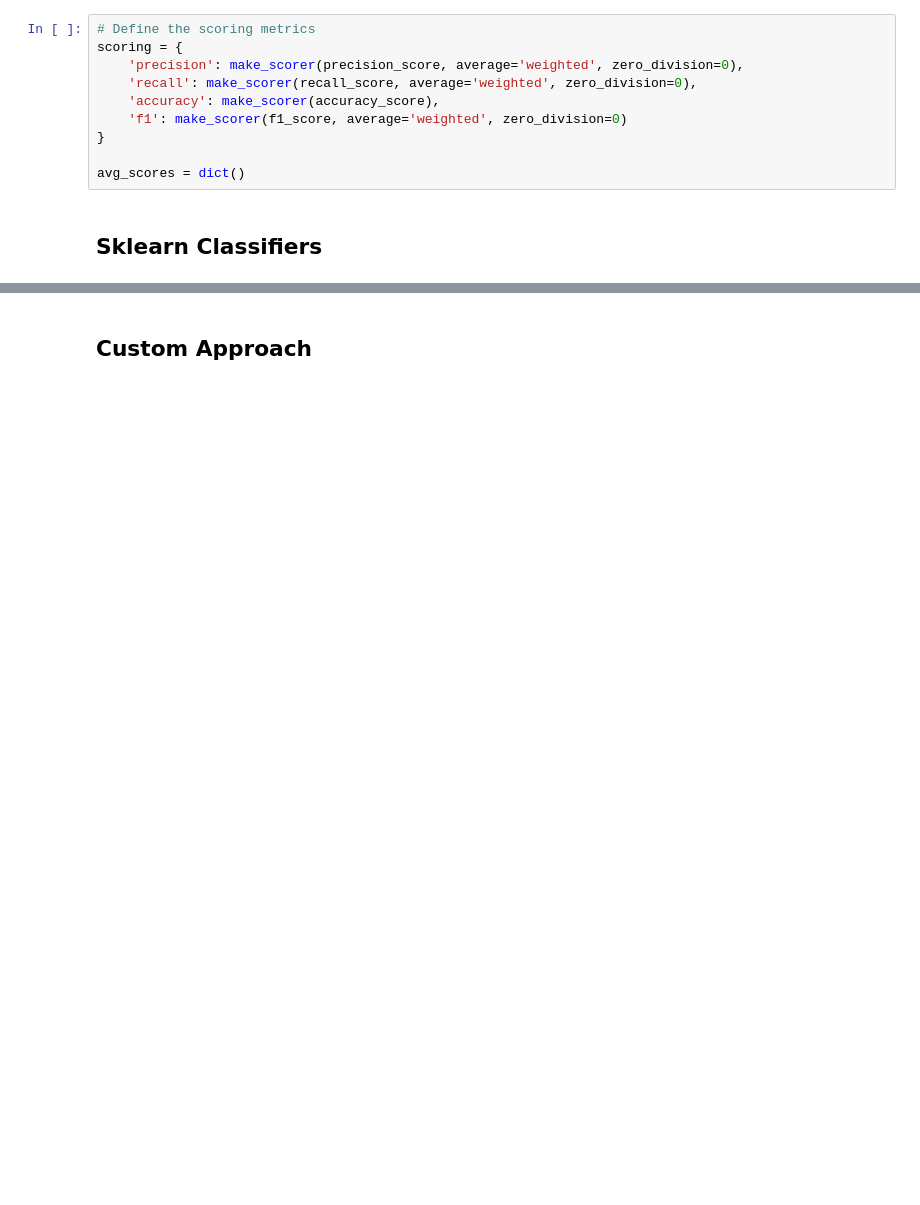
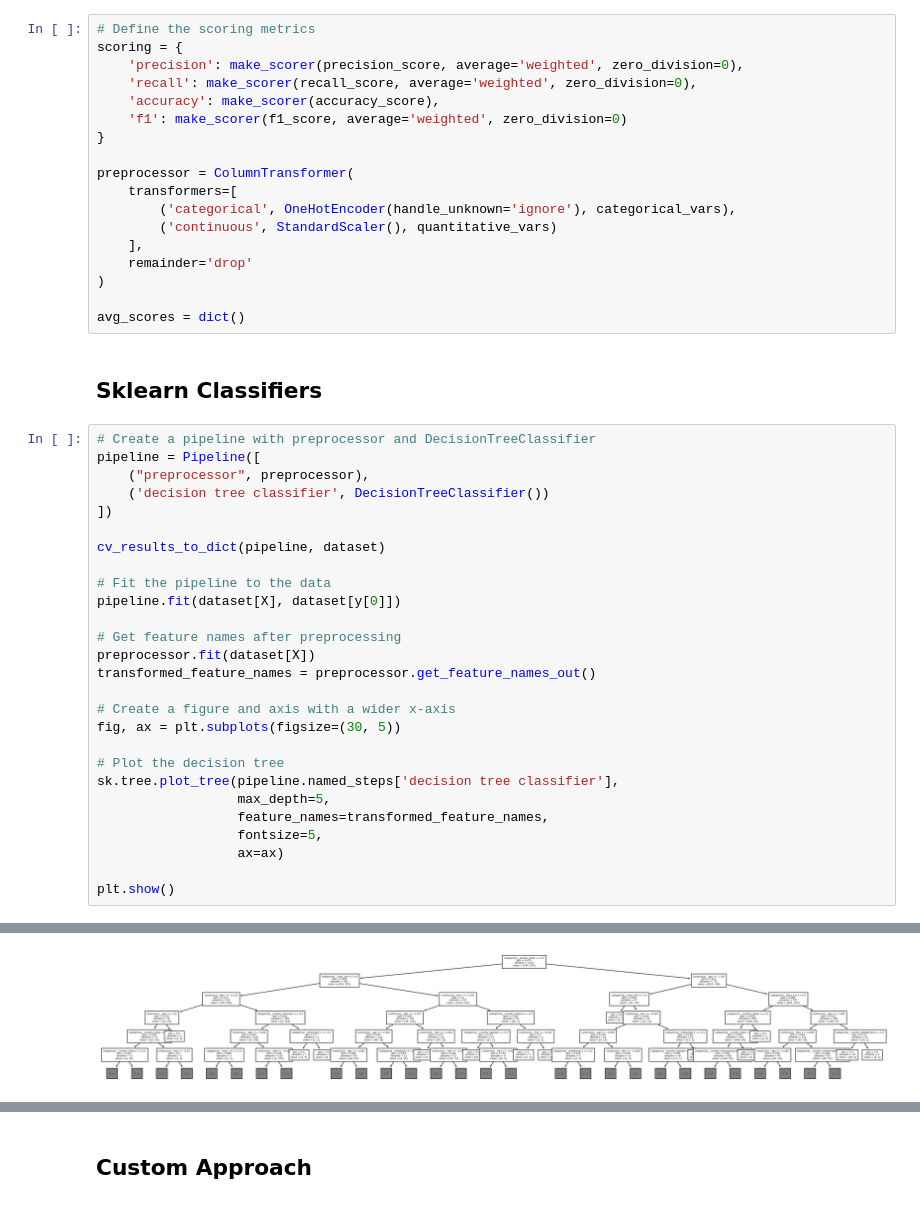
Before and after one commit to IsaacFigNewton/Conditional-Probability-Manifold-Regressor, a Jupyter notebook: KNN_Estimation_of_Feature_Probability_Distributions.ipynb, the cells around one changed output, grey strips where cells are left out. Drawn from its saved outputs; the diff is of its cells as text; blank space fills up the shorter version.

```diff
--- a/KNN_Estimation_of_Feature_Probability_Distributions.ipynb
+++ b/KNN_Estimation_of_Feature_Probability_Distributions.ipynb
@@ -357,6 +370,42 @@ scoring = {
     'f1': make_scorer(f1_score, average='weighted', zero_division=0)
 }
 
+preprocessor = ColumnTransformer(
+    transformers=[
+        ('categorical', OneHotEncoder(handle_unknown='ignore'), categorical_vars),
+        ('continuous', StandardScaler(), quantitative_vars)
+    ],
+    remainder='drop'
+)
+
 avg_scores = dict()
 # %% [markdown]
 ## Sklearn Classifiers
+# %%
+# Create a pipeline with preprocessor and DecisionTreeClassifier
+pipeline = Pipeline([
+    ("preprocessor", preprocessor),
+    ('decision tree classifier', DecisionTreeClassifier())
+])
+
+cv_results_to_dict(pipeline, dataset)
+
+# Fit the pipeline to the data
+pipeline.fit(dataset[X], dataset[y[0]])
+
+# Get feature names after preprocessing
+preprocessor.fit(dataset[X])
+transformed_feature_names = preprocessor.get_feature_names_out()
+
+# Create a figure and axis with a wider x-axis
+fig, ax = plt.subplots(figsize=(30, 5))
+
+# Plot the decision tree
+sk.tree.plot_tree(pipeline.named_steps['decision tree classifier'],
+                  max_depth=5,
+                  feature_names=transformed_feature_names,
+                  fontsize=5,
+                  ax=ax)
+
+plt.show()
+# %% [output]
@@ -362,0 +429 @@ avg_scores = dict()
+[figure, added]
```
Also changed, not shown: parts of 25 cells of this notebook.
